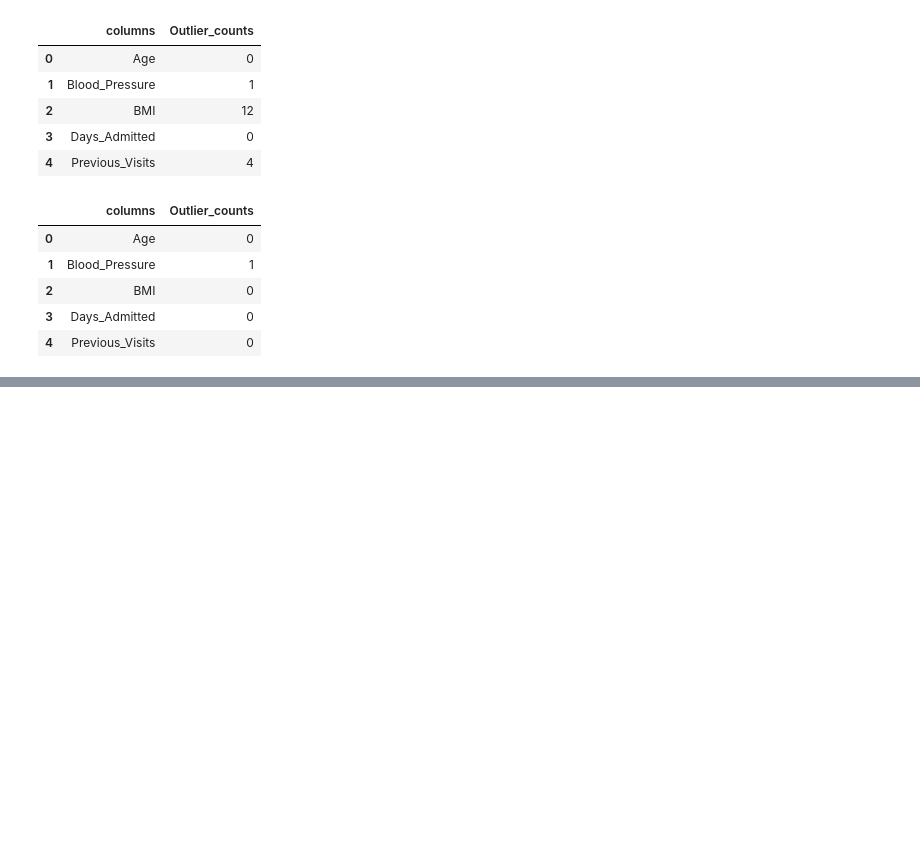
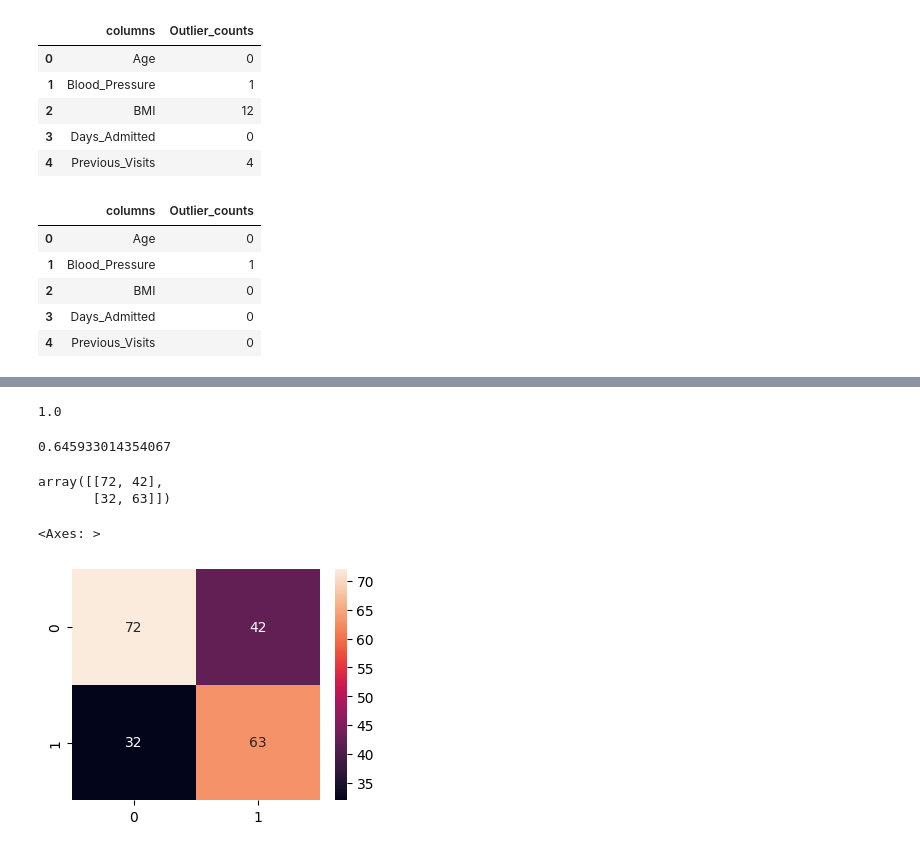
Before and after one commit to Md-Maruf-1727/Machine-Learning-Algorithms, a Jupyter notebook: Decision Tree/Hospital Patient Readmission model/code.ipynb, the cells around one changed output, grey strips where cells are left out. Cells and saved outputs as stored; diff of their text form; code cells hidden in the pictures; blank space fills up the shorter version.

```diff
--- a/Decision Tree/Hospital Patient Readmission model/code.ipynb
+++ b/Decision Tree/Hospital Patient Readmission model/code.ipynb
@@ -180,0 +343,32 @@ outlier_df
+# %%
+#model implementation
+decision = DecisionTreeClassifier()
+# %%
+#model train
+tree_model = decision.fit(xtrain, ytrain)
+# %%
+#train score testing
+tree_model.score(xtrain, ytrain)
+# %% [output]
+1.0
+# %%
+#test score testing
+tree_model.score(xtest, ytest)
+# %% [output]
+0.645933014354067
+# %%
+#prediction
+pred_y = tree_model.predict(xtest)
+# %%
+#confusion metrics
+cm = confusion_matrix(ytest, pred_y)
+cm
+# %% [output]
+array([[72, 42],
+       [32, 63]])
+# %%
+plt.figure(figsize=(4,3))
+sns.heatmap(cm, annot=True)
+# %% [output]
+<Axes: >
+[figure, added]
```
Also changed, not shown: parts of 36 cells of this notebook.
